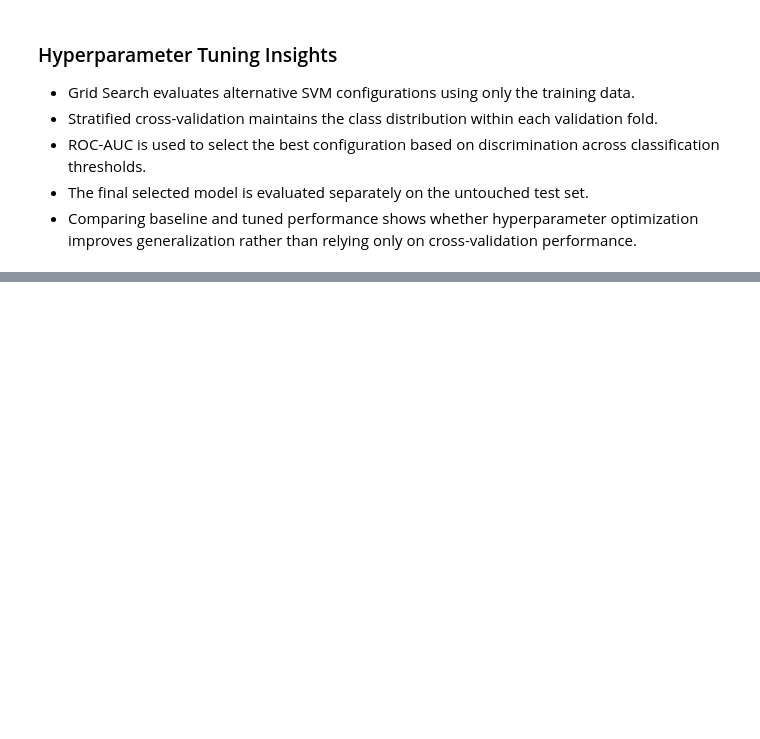
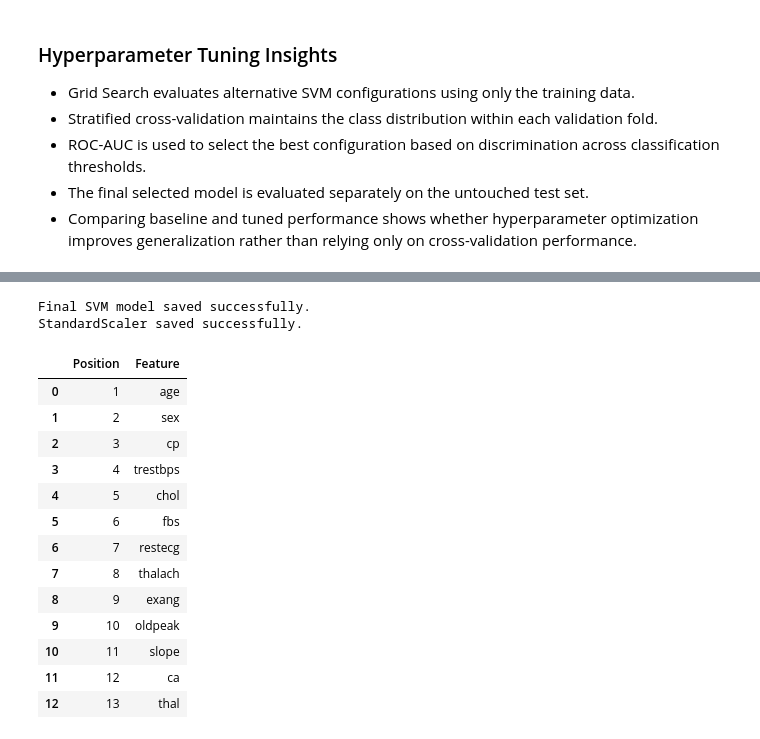
Before and after one commit to Pralishatripathy000/ml-support-vector-machine, a Jupyter notebook: notebook.ipynb, the cells around one changed output, grey strips where cells are left out. Drawn from its saved outputs; the diff is of its cells as text; code cells hidden in the pictures; blank space fills up the shorter version.

Commit message:
Add final SVM model serialization

```diff
--- a/notebook.ipynb
+++ b/notebook.ipynb
@@ -1291,0 +1298,47 @@ plt.show()
+# %%
+# Save the final tuned SVM model and fitted feature scaler
+
+joblib.dump(
+    best_svm_model,
+    "models/svm_heart_disease.pkl"
+)
+
+joblib.dump(
+    scaler,
+    "models/standard_scaler.pkl"
+)
+
+print("Final SVM model saved successfully.")
+print("StandardScaler saved successfully.")
+# %% [output]
+Final SVM model saved successfully.
+StandardScaler saved successfully.
+# %%
+# Save the feature names and their required input order
+
+feature_order = pd.DataFrame({
+    "Position": range(1, len(X.columns) + 1),
+    "Feature": X.columns
+})
+
+feature_order.to_csv(
+    "outputs/tables/model_feature_order.csv",
+    index=False
+)
+
+feature_order
+# %% [output]
+|  | Position | Feature |
+| 0 | 1 | age |
+| 1 | 2 | sex |
+| 2 | 3 | cp |
+| 3 | 4 | trestbps |
+| 4 | 5 | chol |
+| 5 | 6 | fbs |
+| 6 | 7 | restecg |
+| 7 | 8 | thalach |
+| 8 | 9 | exang |
+| 9 | 10 | oldpeak |
+| 10 | 11 | slope |
+| 11 | 12 | ca |
+| 12 | 13 | thal |
```
Also changed, not shown: parts of 3 cells of this notebook, 1 other file.
